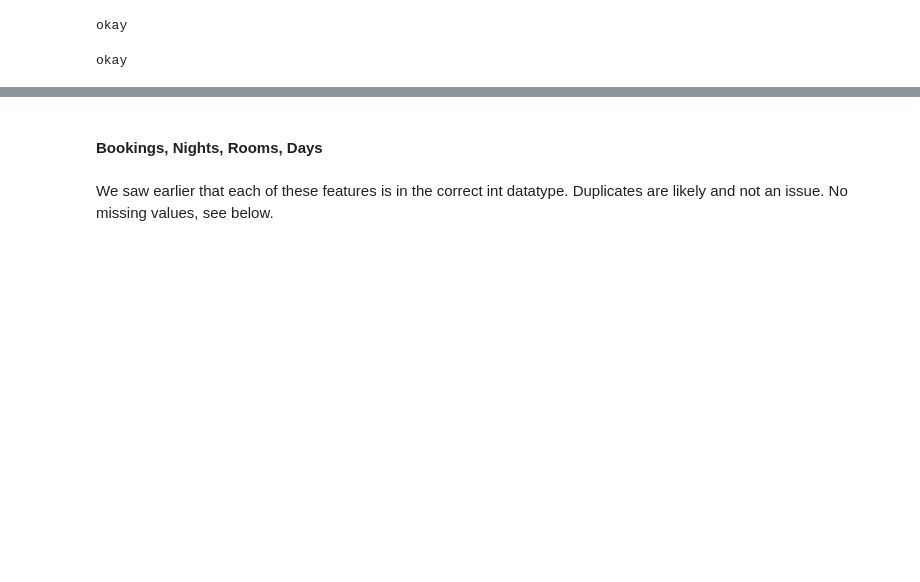
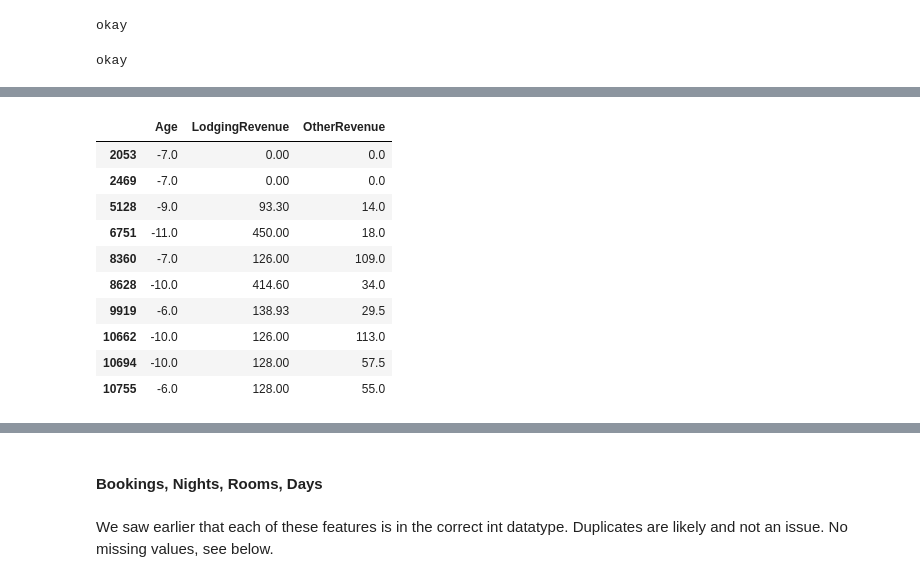
Before and after one commit to LNRobertson/Customer_Segmentation, a Jupyter notebook: notebooks/Wrangling.ipynb, the cells around one changed output, grey strips where cells are left out. Drawn from its saved outputs; the diff is of its cells as text; code cells hidden in the pictures; blank space fills up the shorter version.

```diff
--- a/notebooks/Wrangling.ipynb
+++ b/notebooks/Wrangling.ipynb
@@ -188,0 +264,14 @@ We are free of negative revenues.
+# %%
+wrong_age[['Age', 'LodgingRevenue', 'OtherRevenue']].head(10)
+# %% [output]
+|  | Age | LodgingRevenue | OtherRevenue |
+| 2053 | -7.0 | 0.00 | 0.0 |
+| 2469 | -7.0 | 0.00 | 0.0 |
+| 5128 | -9.0 | 93.30 | 14.0 |
+| 6751 | -11.0 | 450.00 | 18.0 |
+| 8360 | -7.0 | 126.00 | 109.0 |
+| 8628 | -10.0 | 414.60 | 34.0 |
+| 9919 | -6.0 | 138.93 | 29.5 |
+| 10662 | -10.0 | 126.00 | 113.0 |
+| 10694 | -10.0 | 128.00 | 57.5 |
+| 10755 | -6.0 | 128.00 | 55.0 |
```
Also changed, not shown: parts of 43 cells of this notebook, 1 other file.
